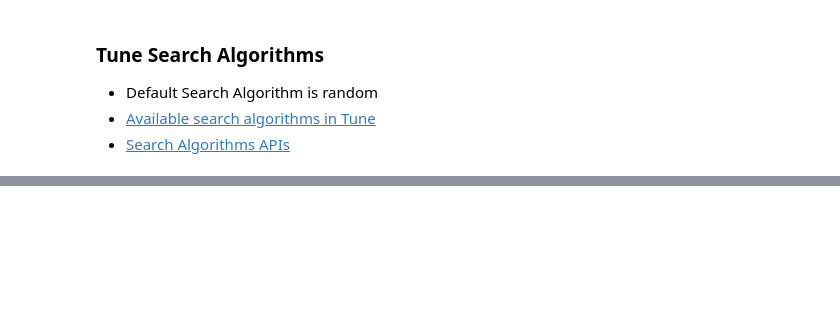
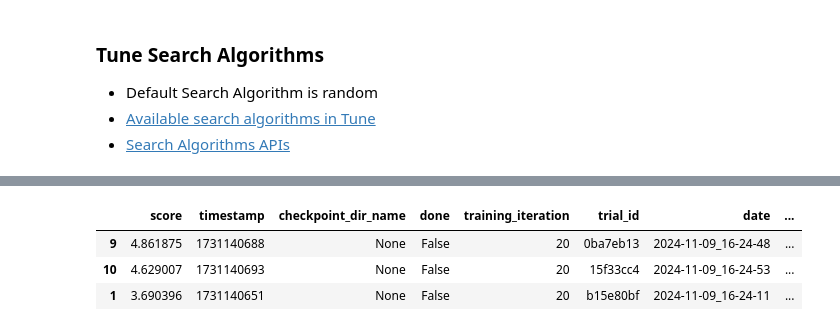
Before and after one commit to Spin8Cycle/diabHI, a Jupyter notebook: scaling/ray/tune/ray_tune.ipynb, the cells around one changed output, grey strips where cells are left out. Saved outputs shown, nothing was run; the diff lists cells and outputs as text; code cells hidden in the pictures; blank space fills up the shorter version.

```diff
--- a/scaling/ray/tune/ray_tune.ipynb
+++ b/scaling/ray/tune/ray_tune.ipynb
@@ -267,0 +307,7 @@ results.get_dataframe()
+# %%
+result.get_dataframe().sort_values(by='score', ascending=False).head(3)
+# %% [output]
+|  | score | timestamp | checkpoint_dir_name | done | training_iteration | trial_id | date | ... |
+| 9 | 4.861875 | 1731140688 | None | False | 20 | 0ba7eb13 | 2024-11-09_16-24-48 | ... |
+| 10 | 4.629007 | 1731140693 | None | False | 20 | 15f33cc4 | 2024-11-09_16-24-53 | ... |
+| 1 | 3.690396 | 1731140651 | None | False | 20 | b15e80bf | 2024-11-09_16-24-11 | ... |
```
Also changed, not shown: parts of 49 cells of this notebook, 1 other file.
